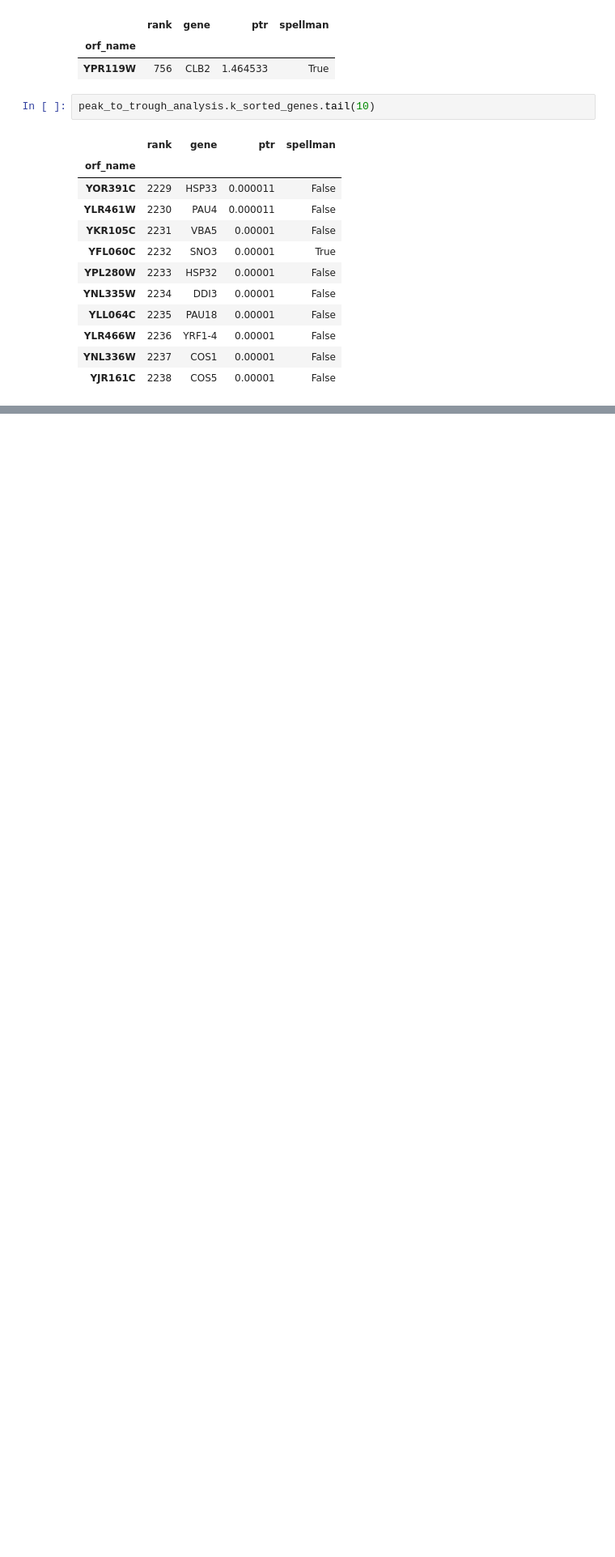
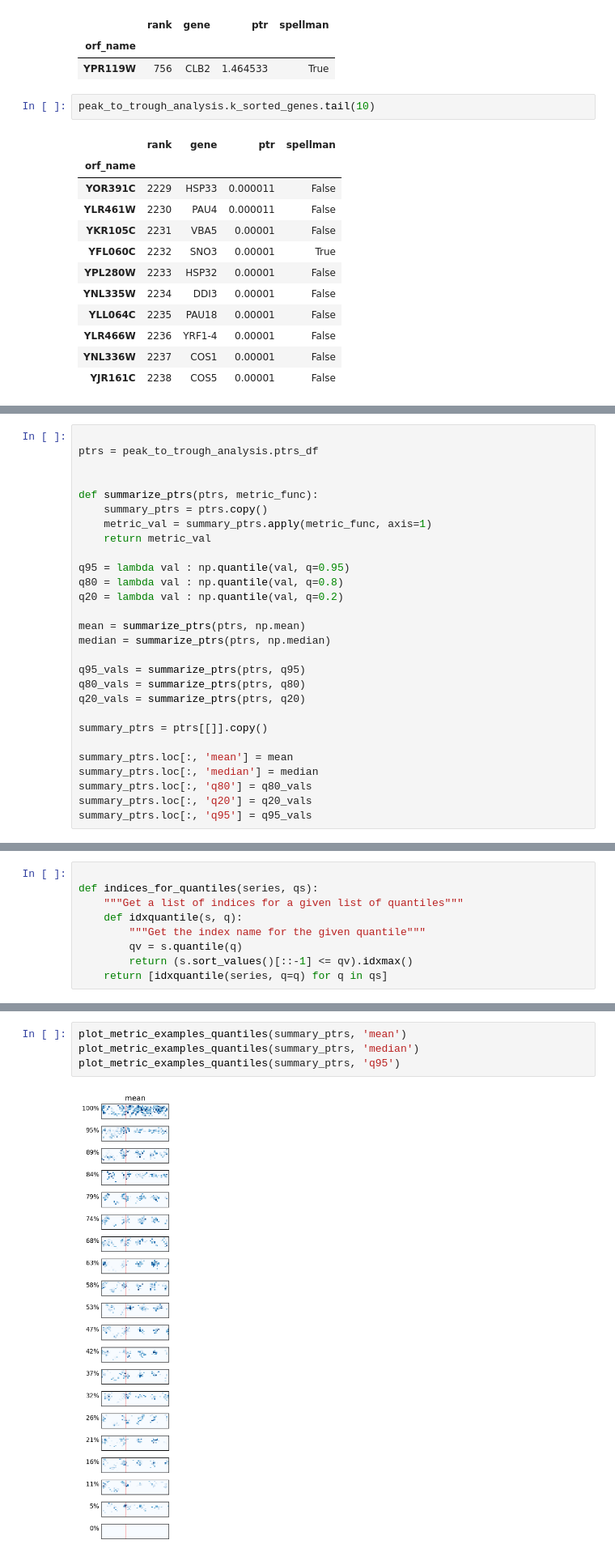
Before and after one commit to HarteminkLab/cell-cycle-deconv, a Jupyter notebook: 19_Chromatin_PTR_Analysis.ipynb, the cells around one changed output, grey strips where cells are left out. Shown at 81% size. Cells and saved outputs as stored; diff of their text form; blank space fills up the shorter version.

```diff
--- a/19_Chromatin_PTR_Analysis.ipynb
+++ b/19_Chromatin_PTR_Analysis.ipynb
@@ -104,0 +100,28 @@ peak_to_trough_analysis.k_sorted_genes.tail(10)
+# %%
+
+ptrs = peak_to_trough_analysis.ptrs_df
+
+
+def summarize_ptrs(ptrs, metric_func):
+    summary_ptrs = ptrs.copy()
+    metric_val = summary_ptrs.apply(metric_func, axis=1)
+    return metric_val
+
+q95 = lambda val : np.quantile(val, q=0.95)
+q80 = lambda val : np.quantile(val, q=0.8)
+q20 = lambda val : np.quantile(val, q=0.2)
+
+mean = summarize_ptrs(ptrs, np.mean)
+median = summarize_ptrs(ptrs, np.median)
+
+q95_vals = summarize_ptrs(ptrs, q95)
+q80_vals = summarize_ptrs(ptrs, q80)
+q20_vals = summarize_ptrs(ptrs, q20)
+
+summary_ptrs = ptrs[[]].copy()
+
+summary_ptrs.loc[:, 'mean'] = mean
+summary_ptrs.loc[:, 'median'] = median
+summary_ptrs.loc[:, 'q80'] = q80_vals
+summary_ptrs.loc[:, 'q20'] = q20_vals
+summary_ptrs.loc[:, 'q95'] = q95_vals
@@ -104,0 +161,9 @@ peak_to_trough_analysis.k_sorted_genes.tail(10)
+# %%
+
+def indices_for_quantiles(series, qs):
+    """Get a list of indices for a given list of quantiles"""
+    def idxquantile(s, q):
+        """Get the index name for the given quantile"""
+        qv = s.quantile(q)
+        return (s.sort_values()[::-1] <= qv).idxmax()
+    return [idxquantile(series, q=q) for q in qs]
@@ -104,0 +214,6 @@ peak_to_trough_analysis.k_sorted_genes.tail(10)
+# %%
+plot_metric_examples_quantiles(summary_ptrs, 'mean')
+plot_metric_examples_quantiles(summary_ptrs, 'median')
+plot_metric_examples_quantiles(summary_ptrs, 'q95')
+# %% [output]
+[figure, added]
```
Also changed, not shown: parts of 6 cells of this notebook.
